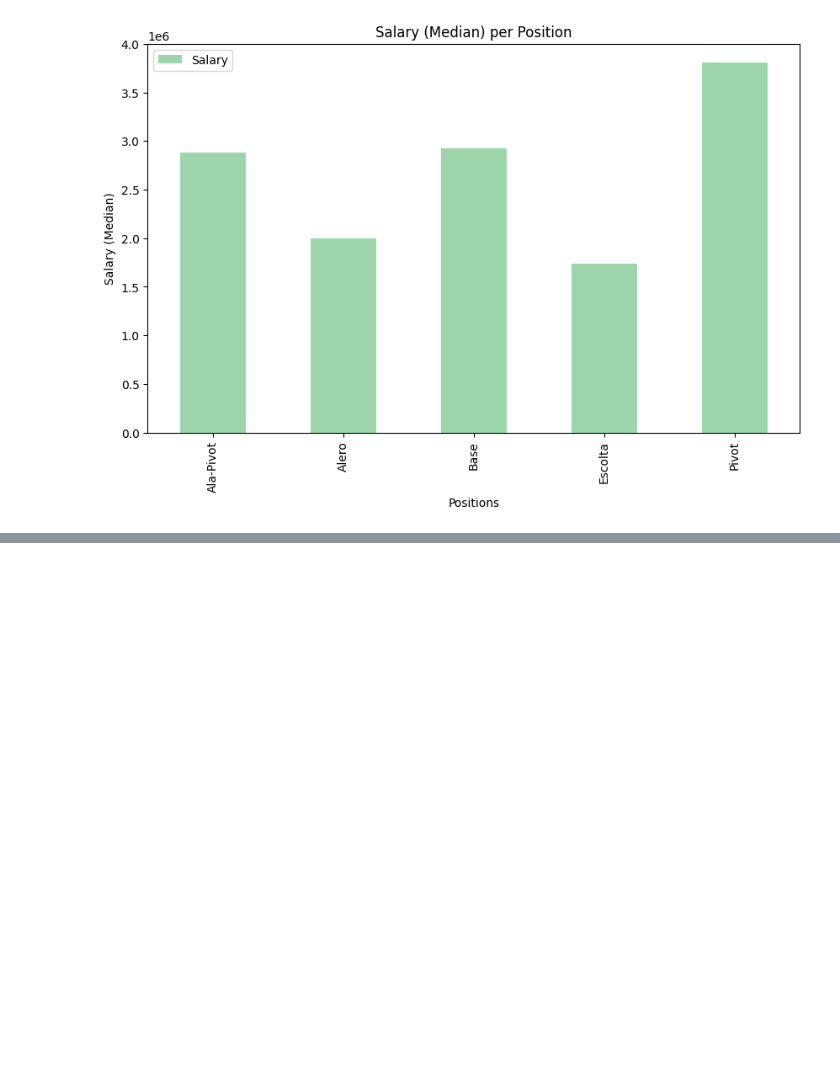
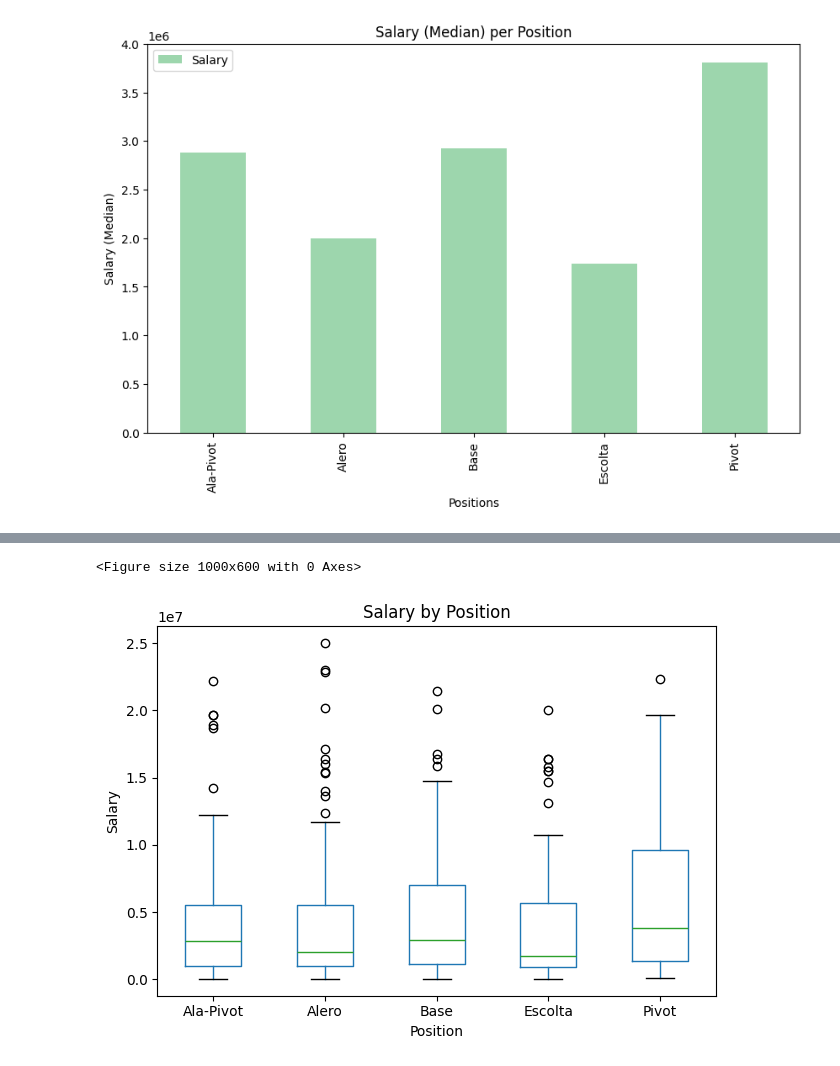
Before and after one commit to alelozanob16/Exploratory_Analysis_NBAData, a Jupyter notebook: exploratoy_analysis.ipynb, the cells around one changed output, grey strips where cells are left out. Saved outputs shown, nothing was run; the diff lists cells and outputs as text; code cells hidden in the pictures; blank space fills up the shorter version.

```diff
--- a/exploratoy_analysis.ipynb
+++ b/exploratoy_analysis.ipynb
@@ -267,0 +301,13 @@ hm.plot(ax=axes[1,1], kind="bar", color="#c67f7f", alpha = 0.7)
+# %%
+# We going to see how is the distribution of the salary between the positions based on a boxplot
+plt.figure(figsize=(10, 6))
+nba.boxplot(column='Salary', by='Position', grid=False)
+plt.title('Salary by Position')
+plt.suptitle('')
+plt.xlabel('Position')
+plt.ylabel('Salary')
+plt.tight_layout()
+plt.show()
+# %% [output]
+<Figure size 1000x600 with 0 Axes>
+[figure, added]
```
Also changed, not shown: parts of 8 cells of this notebook, 2 other files.
